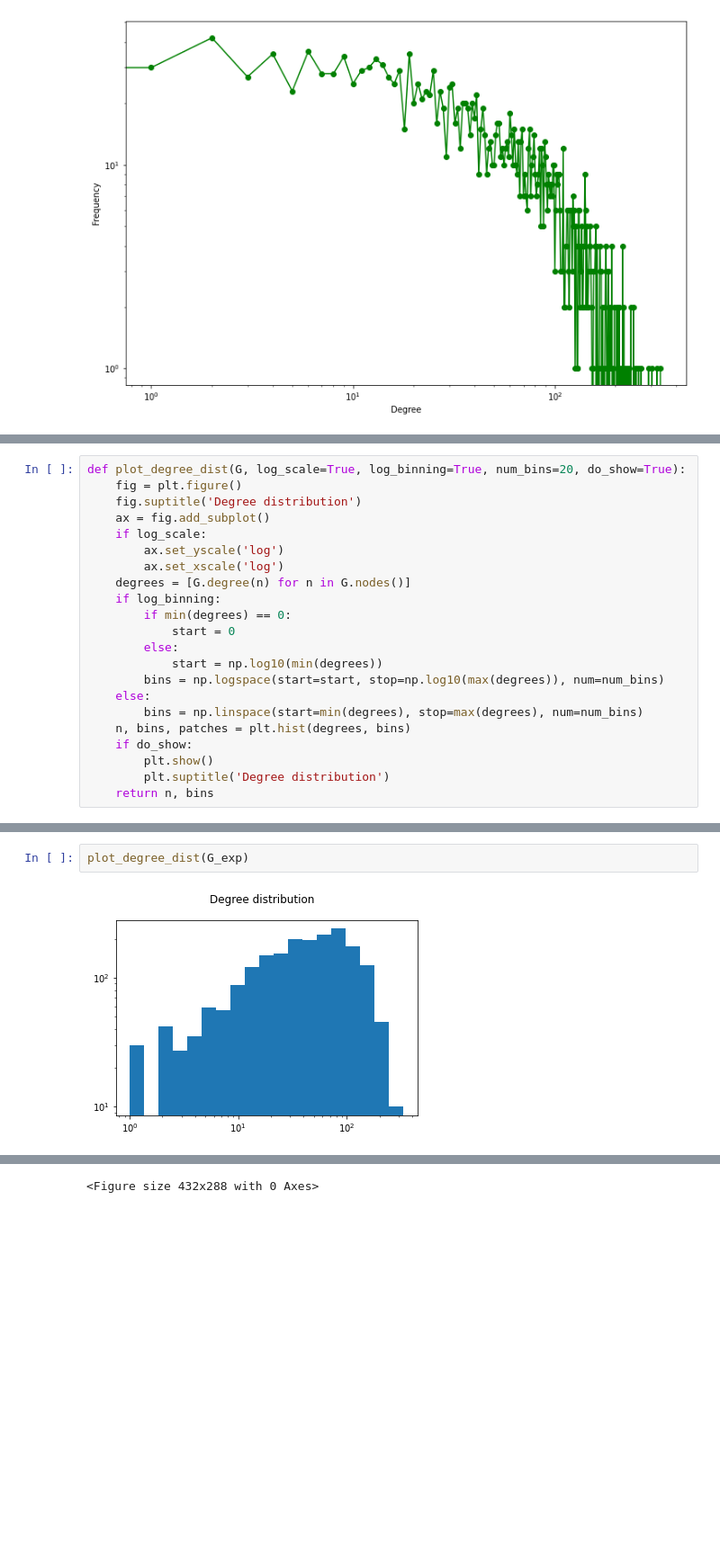
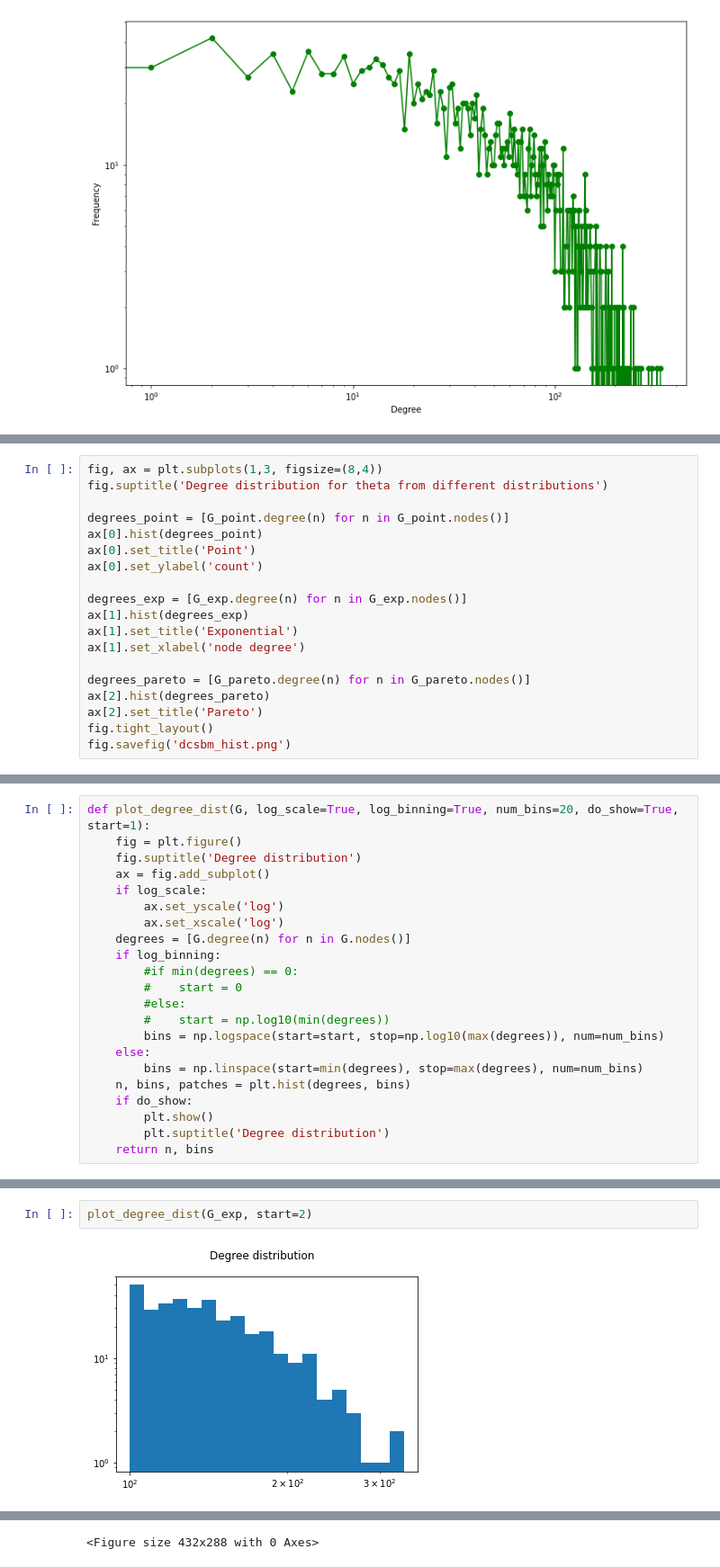
Before and after one commit to Pastuszka/masters-cv-eig, a Jupyter notebook: test_dcsbm.ipynb, the cells around one changed output, grey strips where cells are left out. Shown at 90% size. Cells and saved outputs as stored; diff of their text form; blank space fills up the shorter version.

```diff
--- a/test_dcsbm.ipynb
+++ b/test_dcsbm.ipynb
@@ -45,2 +48,21 @@ plot_degree_dist1(G_pareto)
 # %% [output]
 [figure]
+# %%
+fig, ax = plt.subplots(1,3, figsize=(8,4))
+fig.suptitle('Degree distribution for theta from different distributions')
+
+degrees_point = [G_point.degree(n) for n in G_point.nodes()]
+ax[0].hist(degrees_point)
+ax[0].set_title('Point')
+ax[0].set_ylabel('count')
+
+degrees_exp = [G_exp.degree(n) for n in G_exp.nodes()]
+ax[1].hist(degrees_exp)
+ax[1].set_title('Exponential')
+ax[1].set_xlabel('node degree')
+
+degrees_pareto = [G_pareto.degree(n) for n in G_pareto.nodes()]
+ax[2].hist(degrees_pareto)
+ax[2].set_title('Pareto')
+fig.tight_layout()
+fig.savefig('dcsbm_hist.png')
@@ -47,5 +71,5 @@ plot_degree_dist1(G_pareto)
 # %%
-def plot_degree_dist(G, log_scale=True, log_binning=True, num_bins=20, do_show=True):
+def plot_degree_dist(G, log_scale=True, log_binning=True, num_bins=20, do_show=True, start=1):
     fig = plt.figure()
     fig.suptitle('Degree distribution')
     ax = fig.add_subplot()
@@ -54,10 +78,10 @@ def plot_degree_dist(G, log_scale=True, log_binning=True, num_bins=20, do_show=T
         ax.set_xscale('log')
     degrees = [G.degree(n) for n in G.nodes()]
     if log_binning:
-        if min(degrees) == 0:
-            start = 0
-        else:
-            start = np.log10(min(degrees))
+        #if min(degrees) == 0:
+        #    start = 0
+        #else:
+        #    start = np.log10(min(degrees))
         bins = np.logspace(start=start, stop=np.log10(max(degrees)), num=num_bins)
     else:
         bins = np.linspace(start=min(degrees), stop=max(degrees), num=num_bins)
@@ -91,5 +115,5 @@ plot_degree_dist(G_point)
 <Figure size 432x288 with 0 Axes>
 # %%
-plot_degree_dist(G_exp)
+plot_degree_dist(G_exp, start=2)
 # %% [output]
-[figure, old version]
+[figure, new version]
```
Also changed, not shown: parts of 7 cells of this notebook, 15 other files.
